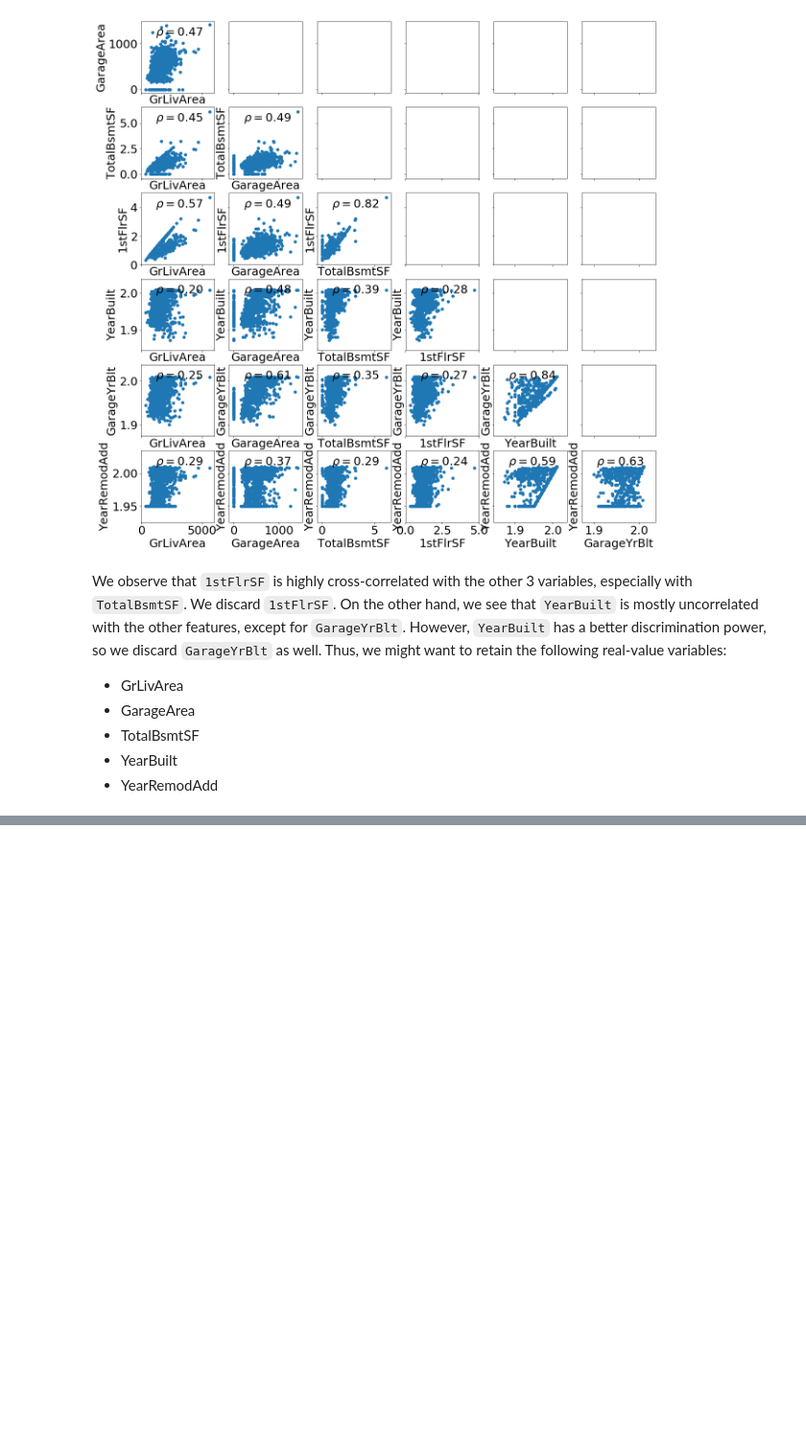
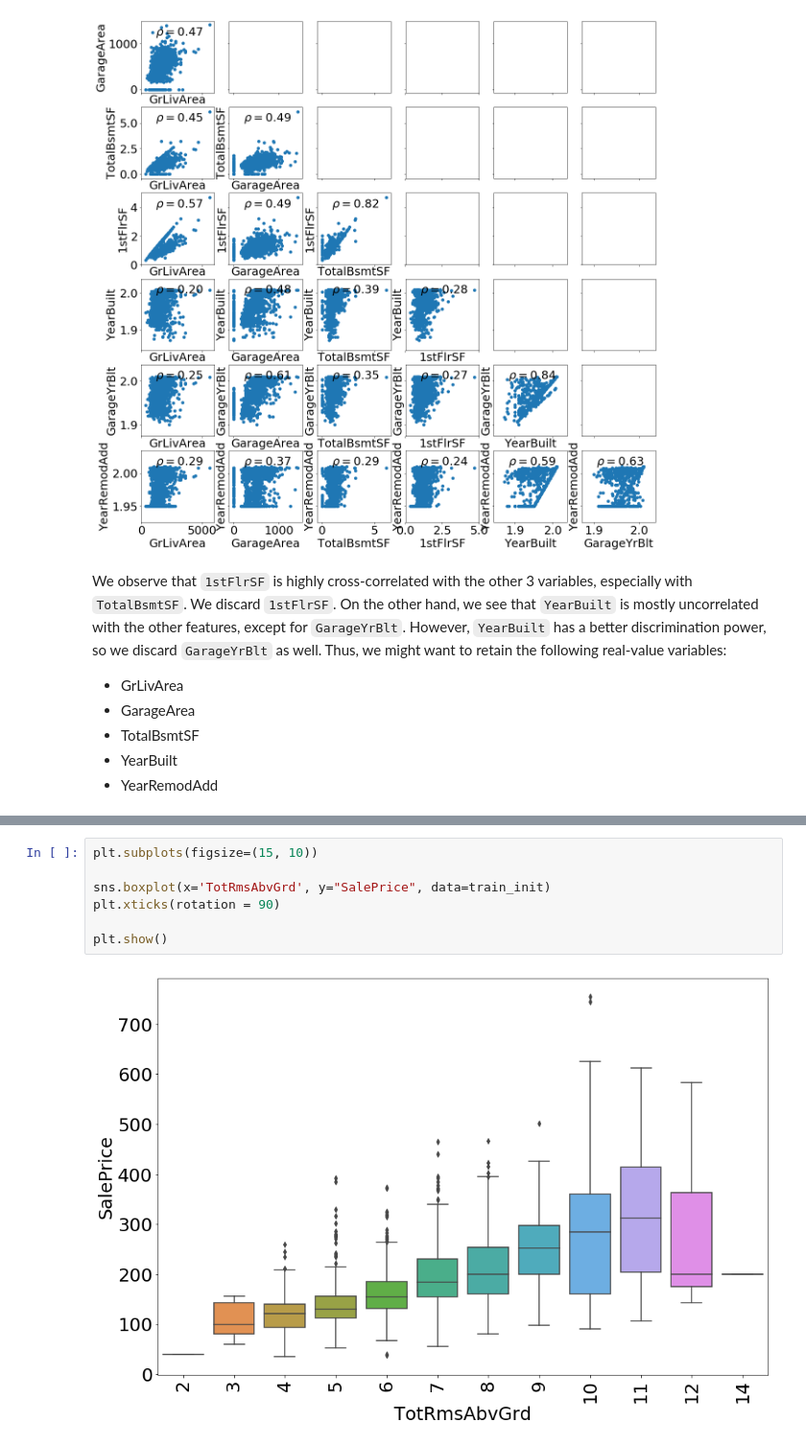
Before and after one commit to flucarelli94/MachineLearning_projects, a Jupyter notebook: House prices/Sale_price_prediction.ipynb, the cells around one changed output, grey strips where cells are left out. Shown at 96% size. Cells and saved outputs as stored; diff of their text form; blank space fills up the shorter version.

```diff
--- a/House prices/Sale_price_prediction.ipynb
+++ b/House prices/Sale_price_prediction.ipynb
@@ -198,0 +260,9 @@ We observe that `1stFlrSF` is highly cross-correlated with the other 3 variables
+# %%
+plt.subplots(figsize=(15, 10))
+
+sns.boxplot(x='TotRmsAbvGrd', y="SalePrice", data=train_init)
+plt.xticks(rotation = 90)
+
+plt.show()
+# %% [output]
+[figure, added]
```
Also changed, not shown: parts of 16 cells of this notebook.
